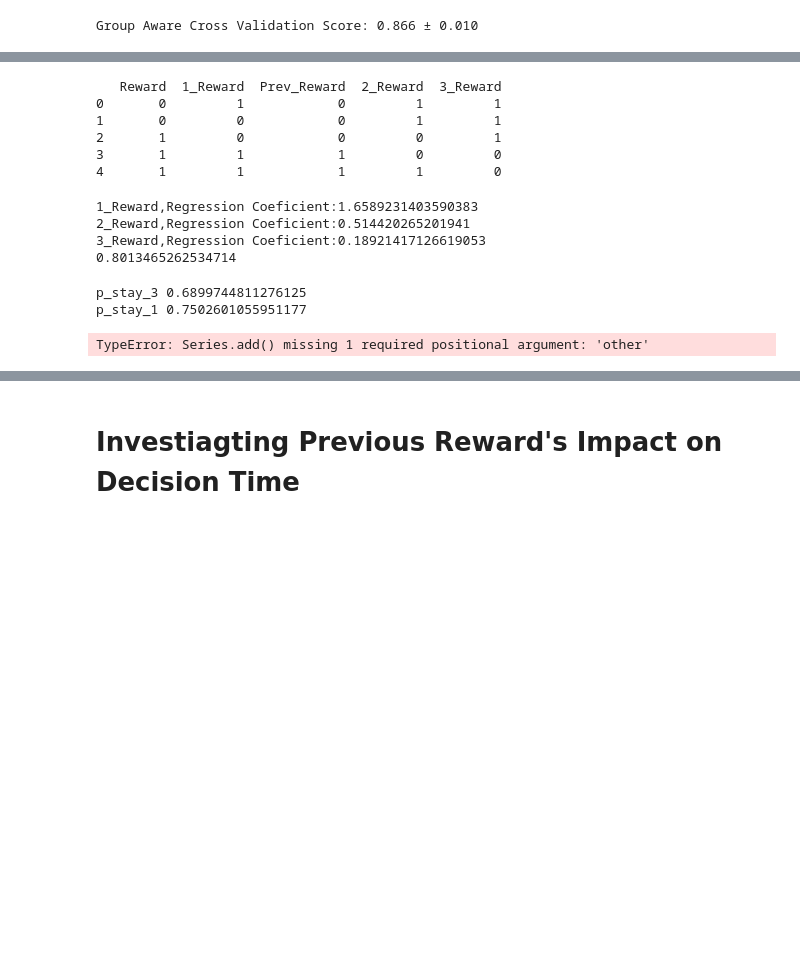
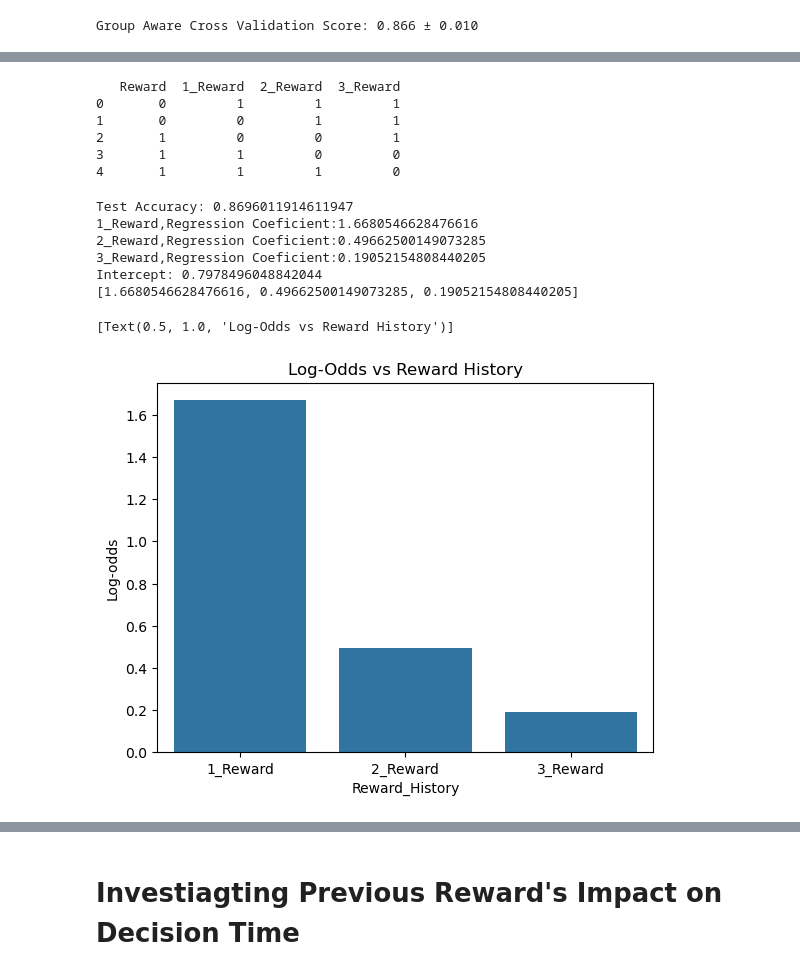
Before and after one commit to carlotoast/DRKM_Mouse_Jun25, a Jupyter notebook: KM_data_summary_0616.ipynb, the cells around one changed output, grey strips where cells are left out. Cells and saved outputs as stored; diff of their text form; code cells hidden in the pictures; blank space fills up the shorter version.

```diff
--- a/KM_data_summary_0616.ipynb
+++ b/KM_data_summary_0616.ipynb
@@ -390,45 +520,63 @@ Group Aware Cross Validation Score: 0.866 ± 0.010
 # %%
-#Define Previous Reward data frame
+#Test
 
-prev3reward = pd.DataFrame(data_df[['Reward','1_Reward','Prev_Reward','2_Reward','3_Reward']])
+prev3reward = pd.DataFrame(data_df[['Reward','1_Reward','2_Reward','3_Reward']])
 
 print(prev3reward.head())
 # %% [output]
-   Reward  1_Reward  Prev_Reward  2_Reward  3_Reward
-0       0         1            0         1         1
-1       0         0            0         1         1
-2       1         0            0         0         1
-3       1         1            1         0         0
-4       1         1            1         1         0
+   Reward  1_Reward  2_Reward  3_Reward
+0       0         1         1         1
+1       0         0         1         1
+2       1         0         0         1
+3       1         1         0         0
+4       1         1         1         0
 # %%
 #Last three Pre_Reward's impact on Current Decision
 
-X_3reward = prev3reward[['Prev_Reward','2_Reward','3_Reward']]
+#Define log-odds list
+rew_coef = []
+
+#Import data
+X_3reward = prev3reward[['1_Reward','2_Reward','3_Reward']]
 Y = data_df['Stay']
 
+#Spliting into training and testing data 80/20%
+X_train, X_test, y_train, y_test = train_test_split(X_3reward, Y, test_size=0.2, random_state= 42)
+
+#Run Logistical Regression
 model = LogisticRegression()
-model.fit(X_3reward, Y)
+model.fit(X_train, y_train)
 
+#Validation Using Testing Sets
+test_accuracy = model.score(X_test,y_test)
+print(f'Test Accuracy: {test_accuracy}')
+
+#Define Feasture name
 feature_name = ['1_Reward','2_Reward','3_Reward']
+
 
 for name, coef in zip(feature_name, model.coef_[0]):
     print(f"{name},Regression Coeficient:{coef}")
+    rew_coef.append(coef)
 
-print(model.intercept_[0])
+print('Intercept:',model.intercept_[0])
+print(rew_coef)
 # %% [output]
-1_Reward,Regression Coeficient:1.6589231403590383
-2_Reward,Regression Coeficient:0.514420265201941
-3_Reward,Regression Coeficient:0.18921417126619053
-0.8013465262534714
+Test Accuracy: 0.8696011914611947
+1_Reward,Regression Coeficient:1.6680546628476616
+2_Reward,Regression Coeficient:0.49662500149073285
+3_Reward,Regression Coeficient:0.19052154808440205
+Intercept: 0.7978496048842044
+[1.6680546628476616, 0.49662500149073285, 0.19052154808440205]
-# %%
-p_stay_3 = 1/(1+ (np.exp(-0.8)))
-p_stay_1 = 1/(1+ (np.exp(-1.1)))
-print('p_stay_3',p_stay_3)
-print('p_stay_1',p_stay_1)
-# %% [output]
-p_stay_3 0.6899744811276125
-p_stay_1 0.7502601055951177
-# %%
-wsls_rate = (wsls_df['Win_Stay_Lose_Switch'].add())/(len(data_df))
-# %% [output]
-TypeError: Series.add() missing 1 required positional argument: 'other'
+# %%
+#Ploting log-odds VS. Reward History
+
+log_odds_vs_rew_his = pd.DataFrame({
+    'Reward_History' : ['1_Reward','2_Reward','3_Reward'],
+    'Log-odds' : rew_coef
+})
+
+sns.barplot(x='Reward_History',y='Log-odds', data=log_odds_vs_rew_his).set(title='Log-Odds vs Reward History')
+# %% [output]
+[Text(0.5, 1.0, 'Log-Odds vs Reward History')]
+[figure, added]
```
Also changed, not shown: parts of 49 cells of this notebook.
